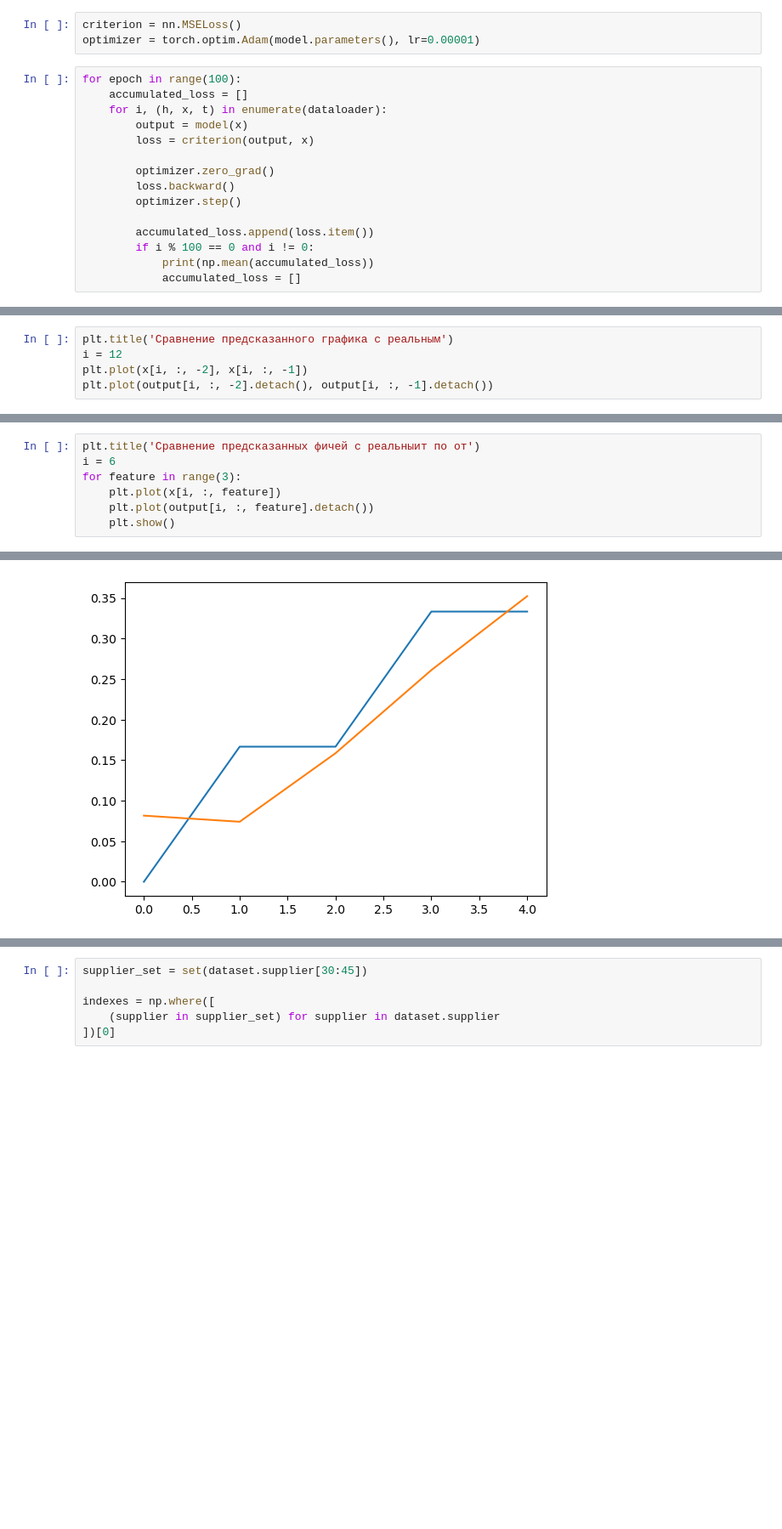
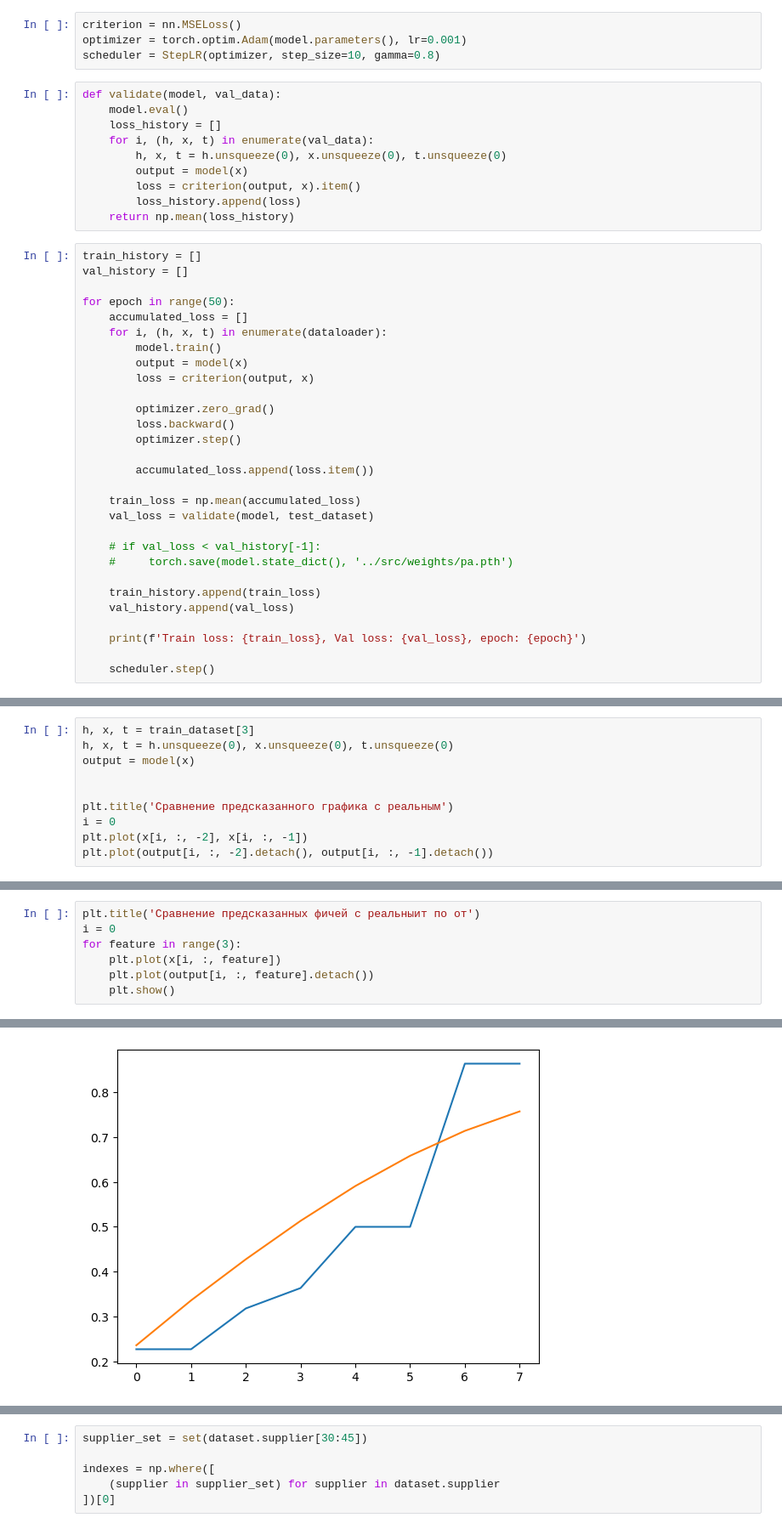
Before and after one commit to my-sas/Suppliers-time-series-analysis, a Jupyter notebook: notebooks/LSTM.ipynb, the cells around one changed output, grey strips where cells are left out. Shown at 85% size. Saved outputs shown, nothing was run; the diff lists cells and outputs as text; blank space fills up the shorter version.

```diff
--- a/notebooks/LSTM.ipynb
+++ b/notebooks/LSTM.ipynb
@@ -36,10 +42,25 @@ model = RepeatAutoencoder1(3, 16, 3)
 # %%
 criterion = nn.MSELoss()
-optimizer = torch.optim.Adam(model.parameters(), lr=0.00001)
+optimizer = torch.optim.Adam(model.parameters(), lr=0.001)
+scheduler = StepLR(optimizer, step_size=10, gamma=0.8)
+# %%
+def validate(model, val_data):
+    model.eval()
+    loss_history = []
+    for i, (h, x, t) in enumerate(val_data):
+        h, x, t = h.unsqueeze(0), x.unsqueeze(0), t.unsqueeze(0)
+        output = model(x)
+        loss = criterion(output, x).item()
+        loss_history.append(loss)
+    return np.mean(loss_history)
 # %%
-for epoch in range(100):
+train_history = []
+val_history = []
+
+for epoch in range(50):
     accumulated_loss = []
     for i, (h, x, t) in enumerate(dataloader):
+        model.train()
         output = model(x)
         loss = criterion(output, x)
 
@@ -48,6 +69,16 @@ for epoch in range(100):
         optimizer.step()
 
         accumulated_loss.append(loss.item())
-        if i % 100 == 0 and i != 0:
-            print(np.mean(accumulated_loss))
-            accumulated_loss = []
+
+    train_loss = np.mean(accumulated_loss)
+    val_loss = validate(model, test_dataset)
+
+    # if val_loss < val_history[-1]:
+    #     torch.save(model.state_dict(), '../src/weights/pa.pth')
+
+    train_history.append(train_loss)
+    val_history.append(val_loss)
+
+    print(f'Train loss: {train_loss}, Val loss: {val_loss}, epoch: {epoch}')
+
+    scheduler.step()
@@ -56,6 +111,11 @@ for epoch in range(100):
 # %%
+h, x, t = train_dataset[3]
+h, x, t = h.unsqueeze(0), x.unsqueeze(0), t.unsqueeze(0)
+output = model(x)
+
+
 plt.title('Сравнение предсказанного графика с реальным')
-i = 12
+i = 0
 plt.plot(x[i, :, -2], x[i, :, -1])
 plt.plot(output[i, :, -2].detach(), output[i, :, -1].detach())
 # %% [output]
@@ -64,6 +124,6 @@ plt.plot(output[i, :, -2].detach(), output[i, :, -1].detach())
 # %%
 plt.title('Сравнение предсказанных фичей с реальныит по от')
-i = 6
+i = 0
 for feature in range(3):
     plt.plot(x[i, :, feature])
     plt.plot(output[i, :, feature].detach())
@@ -73 +133 @@ for feature in range(3):
-[figure, old version]
+[figure, new version]
```
Also changed, not shown: parts of 11 cells of this notebook, 40 other files.
